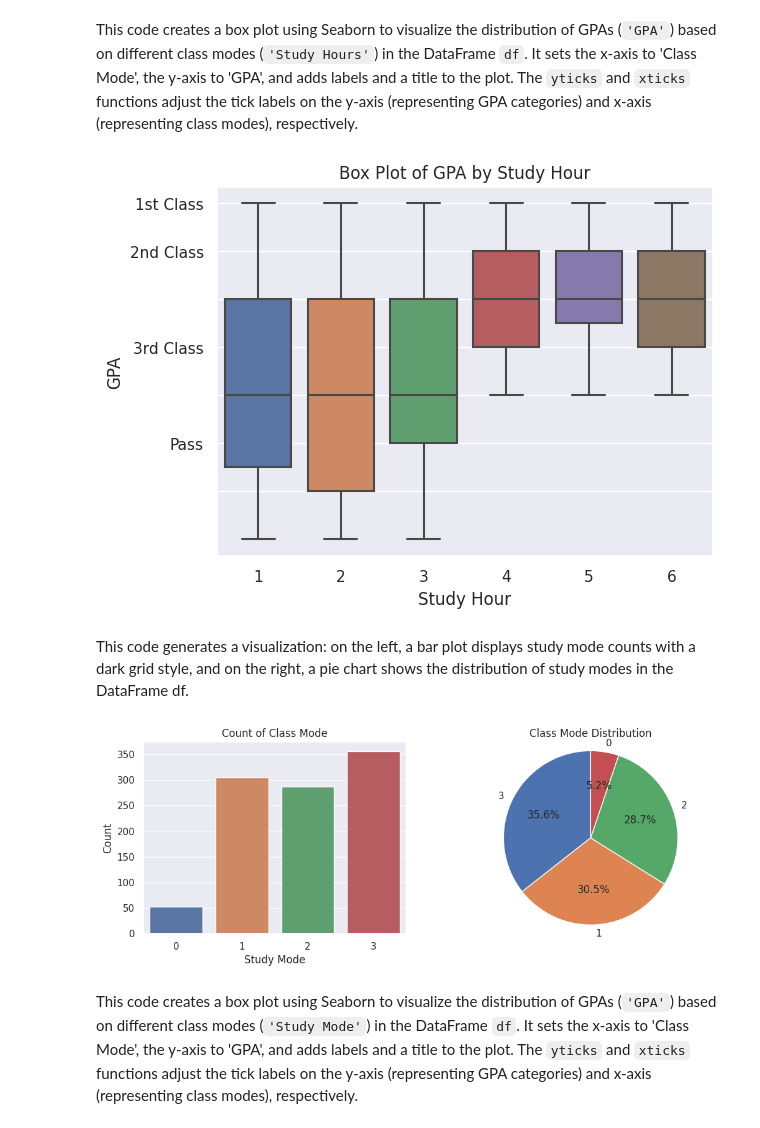
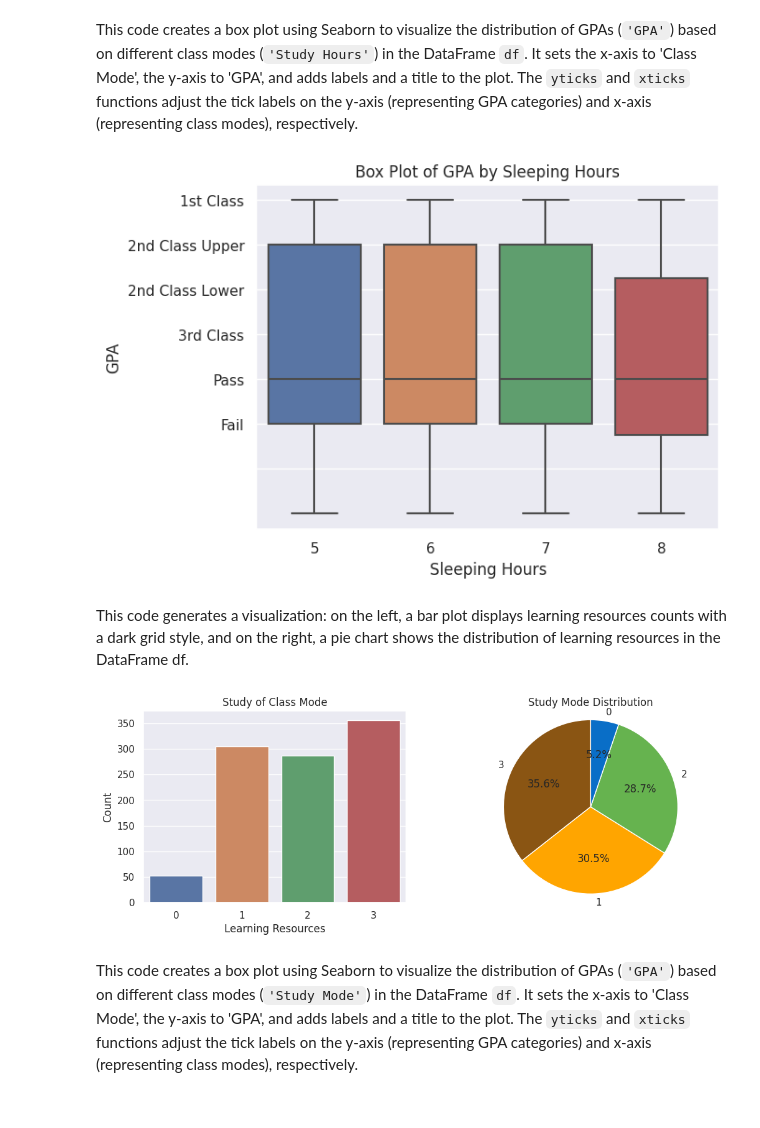
Before and after one commit to Ofori416/Student.PredictionModel, a Jupyter notebook: Student_Prediction.ipynb, the cells around one changed output. Saved outputs shown, nothing was run; the diff lists cells and outputs as text; code cells hidden in the pictures.

```diff
--- a/Student_Prediction.ipynb
+++ b/Student_Prediction.ipynb
@@ -227,39 +227,40 @@ plt.xticks([0, 1], ['LMS', 'Classroom'])
 # %% [markdown]
 This code creates a box plot using Seaborn to visualize the distribution of GPAs (`'GPA'`) based on different class modes (`'Study Hours'`) in the DataFrame `df`. It sets the x-axis to 'Class Mode', the y-axis to 'GPA', and adds labels and a title to the plot. The `yticks` and `xticks` functions adjust the tick labels on the y-axis (representing GPA categories) and x-axis (representing class modes), respectively.
 # %%
-sns.boxplot(x='Study Hour', y='GPA', data=df)
-plt.xlabel('Study Hour')
+sns.boxplot(x='Sleeping Hours', y='GPA', data=df)
+plt.xlabel('Sleeping Hours')
 plt.ylabel('GPA')
-plt.title('Box Plot of GPA by Study Hour')
+plt.title('Box Plot of GPA by Sleeping Hours')
 
-plt.yticks([7, 6, 5, 4, 3, 2, 1], ['1st Class', '2nd Class', '', '3rd Class', '', 'Pass', ''])
+plt.yticks([7, 6, 5, 4, 3, 2, 1], ['1st Class', '2nd Class Upper', '2nd Class Lower', '3rd Class', 'Pass', 'Fail', ''])
 
 # Display the plot
 plt.show()
 # %% [output]
-[figure, old version]
+[figure, new version]
 # %% [markdown]
 
-This code generates a visualization: on the left, a bar plot displays study mode counts with a dark grid style, and on the right, a pie chart shows the distribution of study modes in the DataFrame df.
+This code generates a visualization: on the left, a bar plot displays learning resources counts with a dark grid style, and on the right, a pie chart shows the distribution of learning resources in the DataFrame df.
 # %%
 plt.figure(figsize=(12, 4))
 
 plt.subplot(1, 2, 1)
 sns.set(style='darkgrid')
 sns.countplot(x='Study Mode', data=df)
-plt.xlabel('Study Mode')
+plt.xlabel('Learning Resources')
 plt.ylabel('Count')
-plt.title(f'Count of Class Mode')
+plt.title(f'Study of Class Mode')
 
 plt.subplot(1, 2, 2)
 gender_counts = df['Study Mode'].value_counts()
-plt.pie(gender_counts, labels=gender_counts.index, autopct='%1.1f%%', startangle=90)
+colors = ['#8A5513', '#FFA500', '#66b34f', '#096ec7']  # Define custom colors here
+plt.pie(gender_counts, labels=gender_counts.index, autopct='%1.1f%%', startangle=90, colors=colors)
 plt.axis('equal')
-plt.title('Class Mode Distribution')
+plt.title('Study Mode Distribution')
 
 plt.show()
 # %% [output]
-[figure, old version]
+[figure, new version]
 # %% [markdown]
 This code creates a box plot using Seaborn to visualize the distribution of GPAs (`'GPA'`) based on different class modes (`'Study Mode'`) in the DataFrame `df`. It sets the x-axis to 'Class Mode', the y-axis to 'GPA', and adds labels and a title to the plot. The `yticks` and `xticks` functions adjust the tick labels on the y-axis (representing GPA categories) and x-axis (representing class modes), respectively.
 # %%
```
Also changed, not shown: parts of 4 cells of this notebook.
